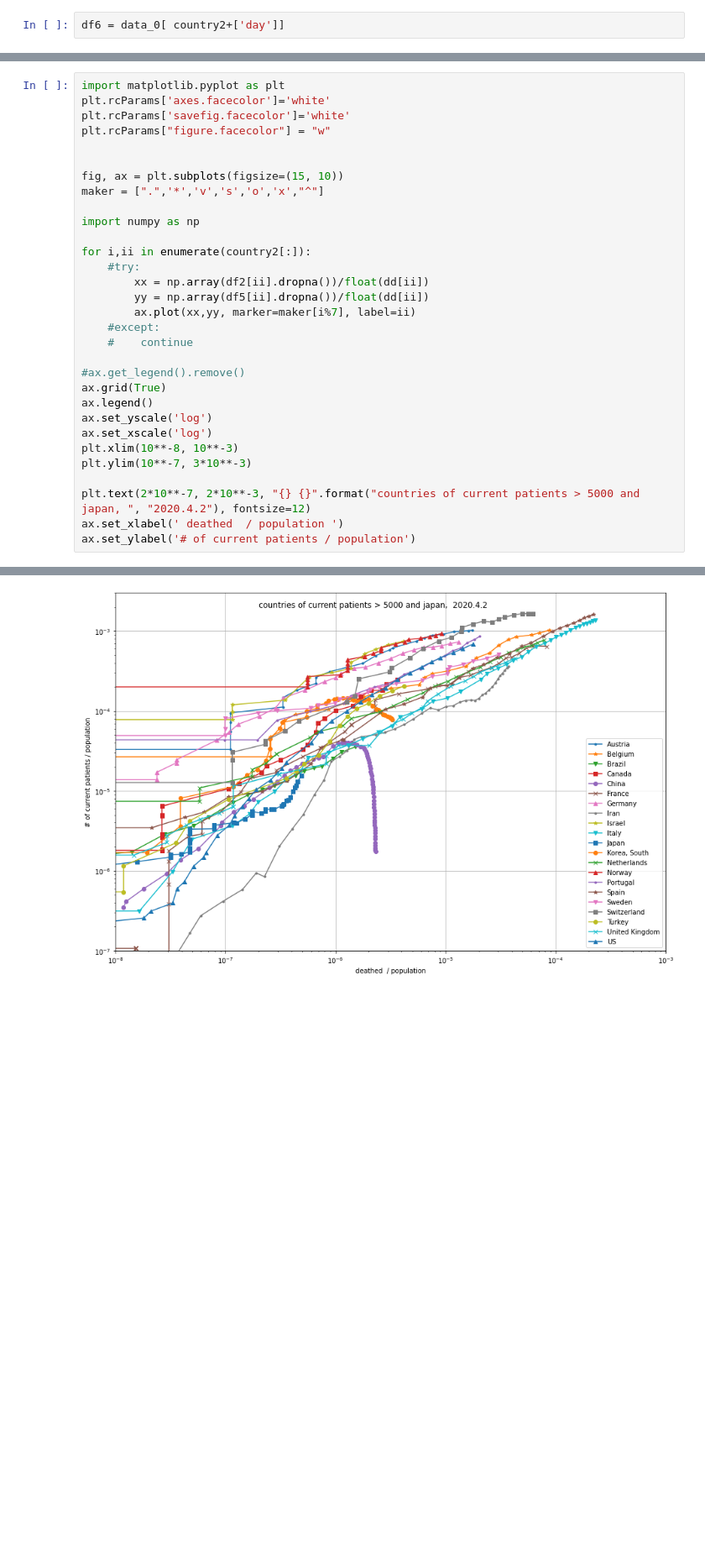
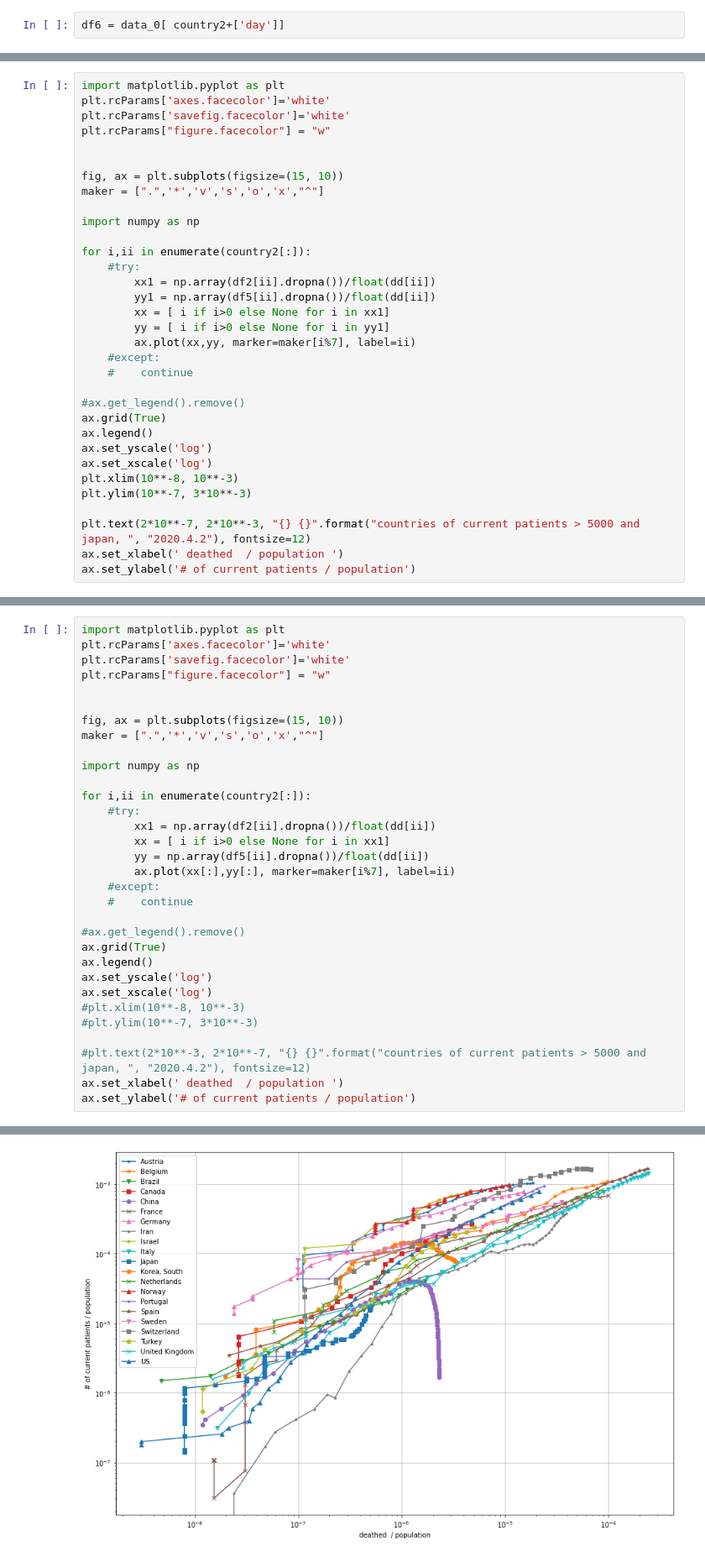
Before and after one commit to YoungKwonJo/simulation01, a Jupyter notebook: real-data9.ipynb, the cells around one changed output, grey strips where cells are left out. Shown at 84% size. Cells and saved outputs as stored; diff of their text form; blank space fills up the shorter version.

```diff
--- a/real-data9.ipynb
+++ b/real-data9.ipynb
@@ -289,0 +284,33 @@ Text(0, 0.5, '# of current patients / population')
+# %%
+import matplotlib.pyplot as plt
+plt.rcParams['axes.facecolor']='white'
+plt.rcParams['savefig.facecolor']='white'
+plt.rcParams["figure.facecolor"] = "w"
+
+
+fig, ax = plt.subplots(figsize=(15, 10))
+maker = [".",'*','v','s','o','x',"^"]
+
+import numpy as np
+
+for i,ii in enumerate(country2[:]):
+    #try:
+        xx1 = np.array(df2[ii].dropna())/float(dd[ii])
+        yy1 = np.array(df5[ii].dropna())/float(dd[ii])
+        xx = [ i if i>0 else None for i in xx1]
+        yy = [ i if i>0 else None for i in yy1]
+        ax.plot(xx,yy, marker=maker[i%7], label=ii)
+    #except:
+    #    continue
+
+#ax.get_legend().remove()
+ax.grid(True)
+ax.legend()
+ax.set_yscale('log')
+ax.set_xscale('log')
+plt.xlim(10**-8, 10**-3)
+plt.ylim(10**-7, 3*10**-3)
+
+plt.text(2*10**-7, 2*10**-3, "{} {}".format("countries of current patients > 5000 and japan, ", "2020.4.2"), fontsize=12)
+ax.set_xlabel(' deathed  / population ')
+ax.set_ylabel('# of current patients / population')
@@ -290,34 +320,35 @@ Text(0, 0.5, '# of current patients / population')
 # %%
 import matplotlib.pyplot as plt
 plt.rcParams['axes.facecolor']='white'
 plt.rcParams['savefig.facecolor']='white'
 plt.rcParams["figure.facecolor"] = "w"
 
 
 fig, ax = plt.subplots(figsize=(15, 10))
 maker = [".",'*','v','s','o','x',"^"]
 
 import numpy as np
 
 for i,ii in enumerate(country2[:]):
     #try:
-        xx = np.array(df2[ii].dropna())/float(dd[ii])
+        xx1 = np.array(df2[ii].dropna())/float(dd[ii])
+        xx = [ i if i>0 else None for i in xx1]
         yy = np.array(df5[ii].dropna())/float(dd[ii])
-        ax.plot(xx,yy, marker=maker[i%7], label=ii)
+        ax.plot(xx[:],yy[:], marker=maker[i%7], label=ii)
     #except:
     #    continue
 
 #ax.get_legend().remove()
 ax.grid(True)
 ax.legend()
 ax.set_yscale('log')
 ax.set_xscale('log')
-plt.xlim(10**-8, 10**-3)
-plt.ylim(10**-7, 3*10**-3)
+#plt.xlim(10**-8, 10**-3)
+#plt.ylim(10**-7, 3*10**-3)
 
-plt.text(2*10**-7, 2*10**-3, "{} {}".format("countries of current patients > 5000 and japan, ", "2020.4.2"), fontsize=12)
+#plt.text(2*10**-3, 2*10**-7, "{} {}".format("countries of current patients > 5000 and japan, ", "2020.4.2"), fontsize=12)
 ax.set_xlabel(' deathed  / population ')
 ax.set_ylabel('# of current patients / population')
 # %% [output]
 Text(0, 0.5, '# of current patients / population')
-[figure, old version]
+[figure, new version]
```
Also changed, not shown: parts of 8 cells of this notebook, 1 other file.
